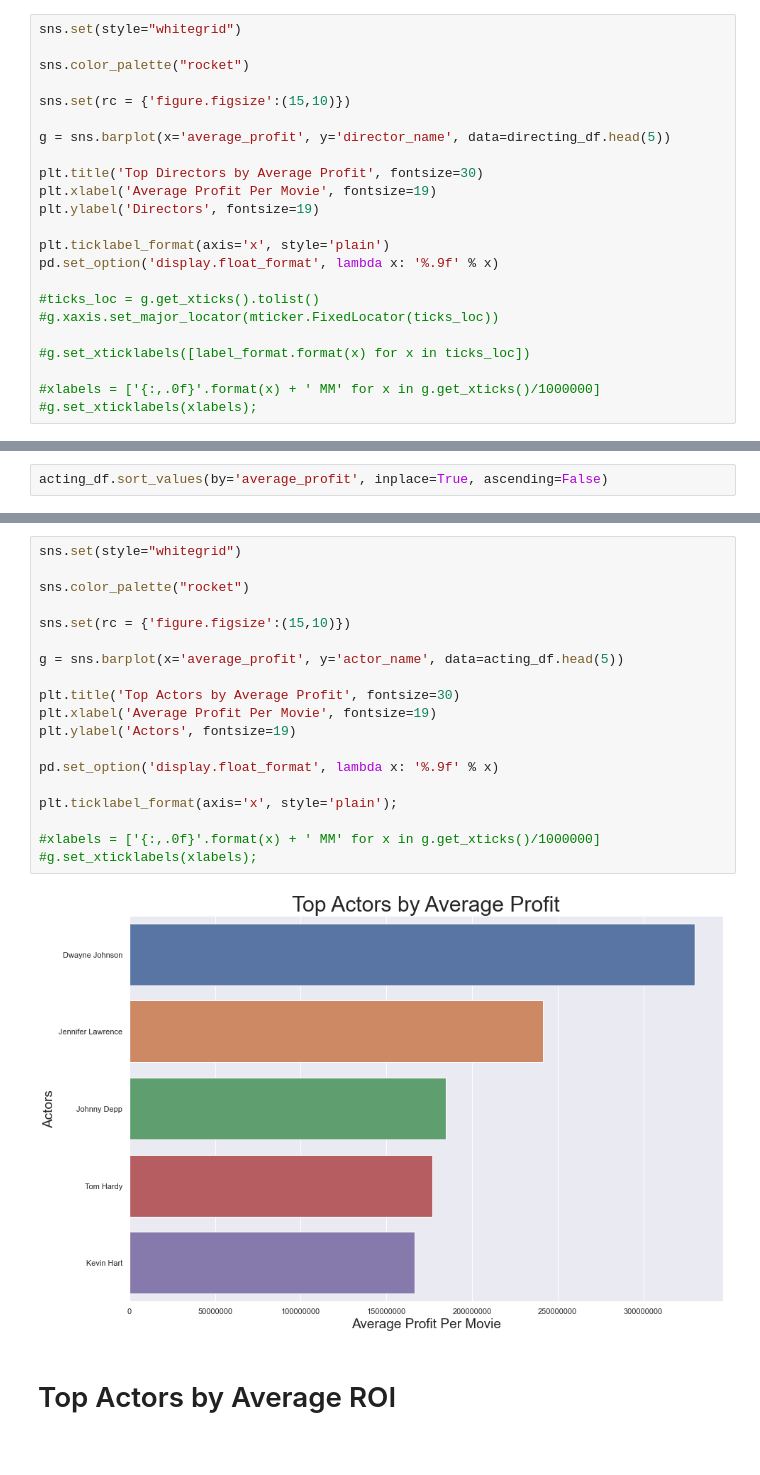
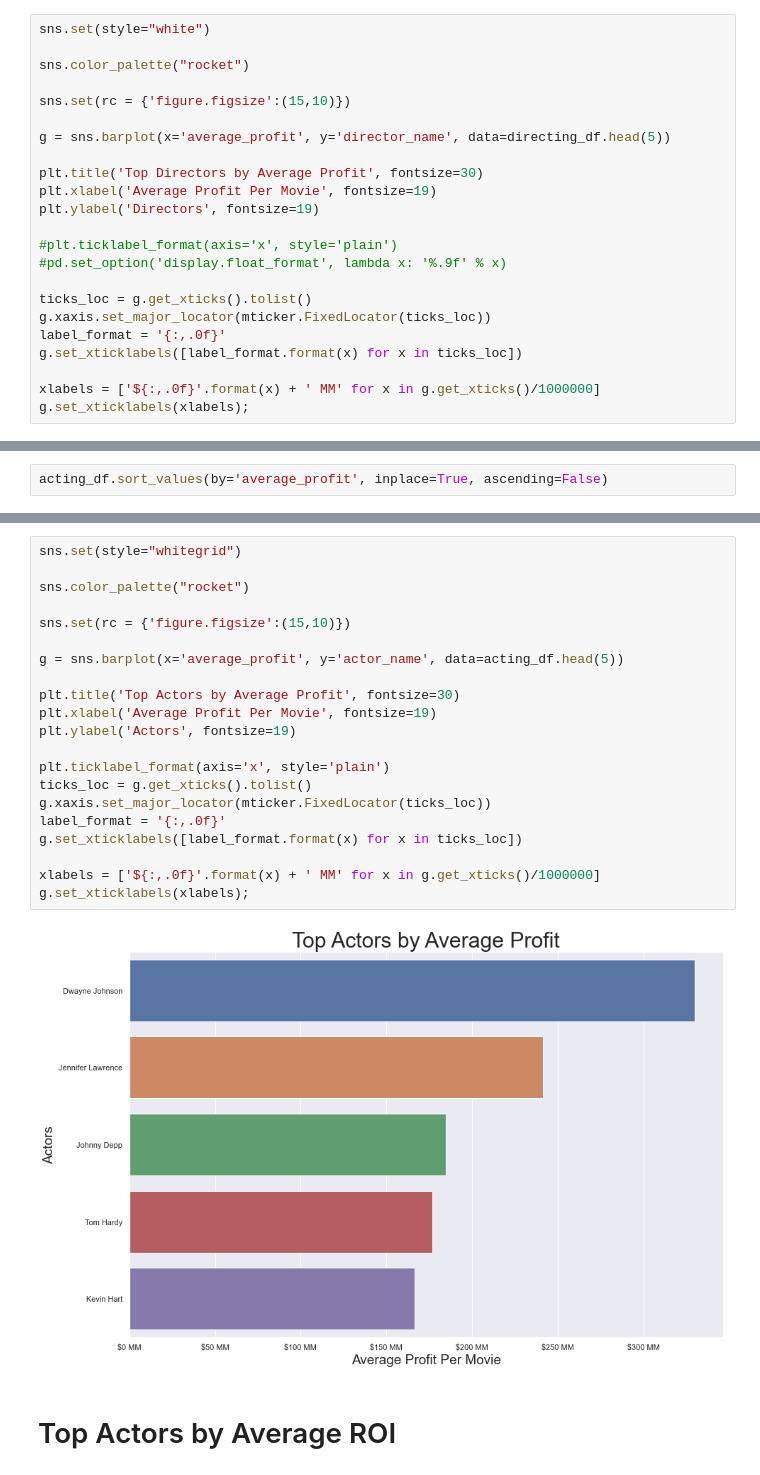
Before and after one commit to JordanMang/phase_1_id10t_team, a Jupyter notebook: working_jupyter_notebooks/am.ipynb, the cells around one changed output, grey strips where cells are left out. Drawn from its saved outputs; the diff is of its cells as text.

```diff
--- a/working_jupyter_notebooks/am.ipynb
+++ b/working_jupyter_notebooks/am.ipynb
@@ -225,7 +231,7 @@ Create a barh using seaborn with the average profit for each movie the director
 
 Change x-axis units from scientific notation to easily readable numbers.
 # %%
-sns.set(style="whitegrid")
+sns.set(style="white")
 
 sns.color_palette("rocket")
 
@@ -237,14 +243,14 @@ plt.title('Top Directors by Average Profit', fontsize=30)
 plt.xlabel('Average Profit Per Movie', fontsize=19)
 plt.ylabel('Directors', fontsize=19)
 
-plt.ticklabel_format(axis='x', style='plain')
-pd.set_option('display.float_format', lambda x: '%.9f' % x)
+#plt.ticklabel_format(axis='x', style='plain')
+#pd.set_option('display.float_format', lambda x: '%.9f' % x)
 
-#ticks_loc = g.get_xticks().tolist()
-#g.xaxis.set_major_locator(mticker.FixedLocator(ticks_loc))
+ticks_loc = g.get_xticks().tolist()
+g.xaxis.set_major_locator(mticker.FixedLocator(ticks_loc))
+label_format = '{:,.0f}'
+g.set_xticklabels([label_format.format(x) for x in ticks_loc])
 
-#g.set_xticklabels([label_format.format(x) for x in ticks_loc])
-
-#xlabels = ['{:,.0f}'.format(x) + ' MM' for x in g.get_xticks()/1000000]
-#g.set_xticklabels(xlabels);
+xlabels = ['${:,.0f}'.format(x) + ' MM' for x in g.get_xticks()/1000000]
+g.set_xticklabels(xlabels);
 # %% [output]
@@ -484,23 +480,25 @@ Change x-axis units from scientific notation to easily readable numbers.
 # %%
 sns.set(style="whitegrid")
 
 sns.color_palette("rocket")
 
 sns.set(rc = {'figure.figsize':(15,10)})
 
 g = sns.barplot(x='average_profit', y='actor_name', data=acting_df.head(5))
 
 plt.title('Top Actors by Average Profit', fontsize=30)
 plt.xlabel('Average Profit Per Movie', fontsize=19)
 plt.ylabel('Actors', fontsize=19)
 
-pd.set_option('display.float_format', lambda x: '%.9f' % x)
+plt.ticklabel_format(axis='x', style='plain')
+ticks_loc = g.get_xticks().tolist()
+g.xaxis.set_major_locator(mticker.FixedLocator(ticks_loc))
+label_format = '{:,.0f}'
+g.set_xticklabels([label_format.format(x) for x in ticks_loc])
 
-plt.ticklabel_format(axis='x', style='plain');
-
-#xlabels = ['{:,.0f}'.format(x) + ' MM' for x in g.get_xticks()/1000000]
-#g.set_xticklabels(xlabels);
+xlabels = ['${:,.0f}'.format(x) + ' MM' for x in g.get_xticks()/1000000]
+g.set_xticklabels(xlabels);
 # %% [output]
-[figure, old version]
+[figure, new version]
 # %% [markdown]
 # Top Actors by Average ROI
```
Also changed, not shown: parts of 24 cells of this notebook, 1 other file.
